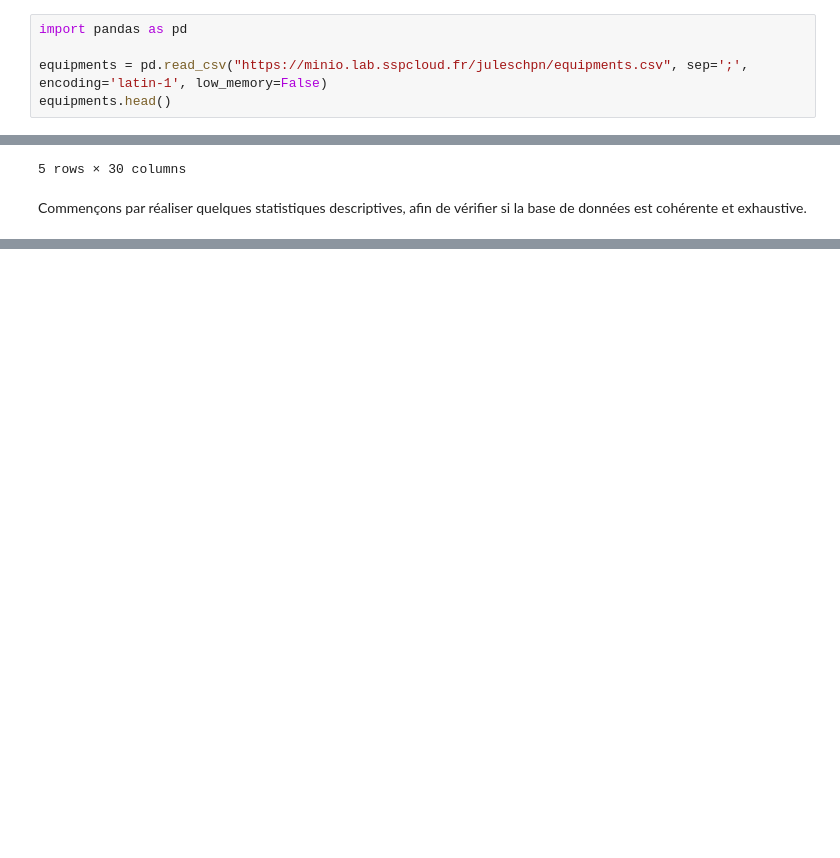
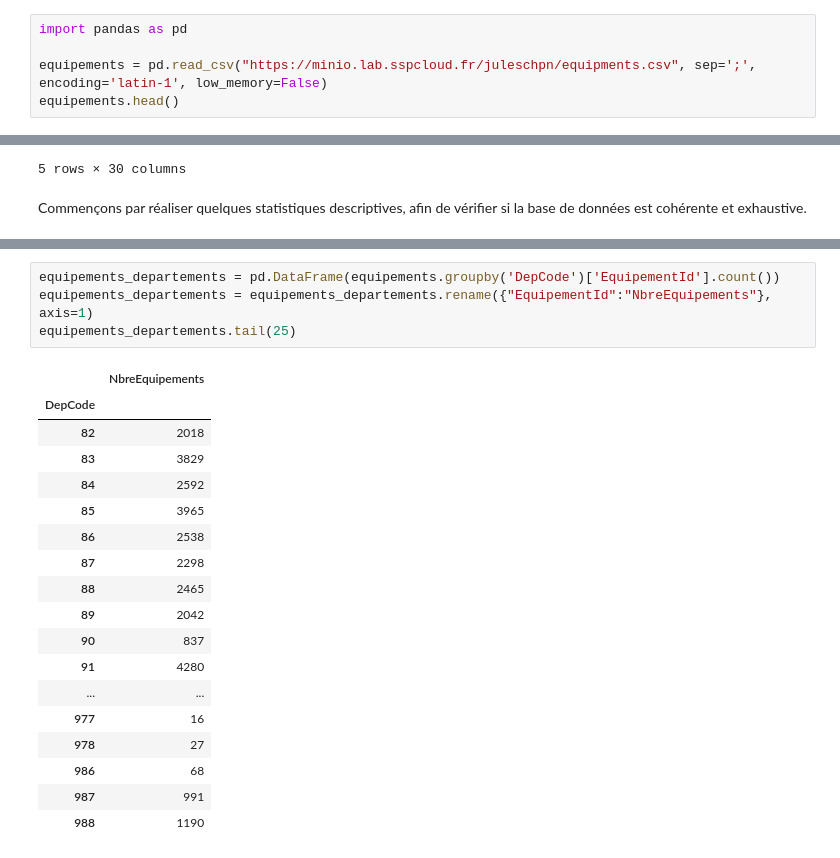
Before and after one commit to JulesChpn/ProjetPython, a Jupyter notebook: README.ipynb, the cells around one changed output, grey strips where cells are left out. Saved outputs shown, nothing was run; the diff lists cells and outputs as text; blank space fills up the shorter version.

```diff
--- a/README.ipynb
+++ b/README.ipynb
@@ -8,8 +8,8 @@ Nous en obtenons un rapide aperçu ci-dessous.
 # %%
 import pandas as pd
 
-equipments = pd.read_csv("https://minio.lab.sspcloud.fr/juleschpn/equipments.csv", sep=';', encoding='latin-1', low_memory=False)
-equipments.head()
+equipements = pd.read_csv("https://minio.lab.sspcloud.fr/juleschpn/equipments.csv", sep=';', encoding='latin-1', low_memory=False)
+equipements.head()
 # %% [output]
 |  | DepCode | DepLib | ComInsee | ComLib | InsNumeroInstall | InsNom | EquipementId | EquNom | ... |
 | 0 | 01 | Ain | 01001 | Abergement-Clémenciat | I010010003 | Salle Polyvalente - Boulodromes | E001I010010003 | SALLE POLYVALENTE | ... |
@@ -60,3 +60,26 @@ EquDateDernierTravauxAucun              2
 EquGPSX                            220366
 EquGPSY                            210679
 dtype: int64
+# %%
+equipements_departements = pd.DataFrame(equipements.groupby('DepCode')['EquipementId'].count())
+equipements_departements = equipements_departements.rename({"EquipementId":"NbreEquipements"}, axis=1)
+equipements_departements.tail(25)
+# %% [output]
+|  | NbreEquipements |
+| DepCode |  |
+| 82 | 2018 |
+| 83 | 3829 |
+| 84 | 2592 |
+| 85 | 3965 |
+| 86 | 2538 |
+| 87 | 2298 |
+| 88 | 2465 |
+| 89 | 2042 |
+| 90 | 837 |
+| 91 | 4280 |
+| ... | ... |
+| 977 | 16 |
+| 978 | 27 |
+| 986 | 68 |
+| 987 | 991 |
+| 988 | 1190 |
```
Also changed, not shown: parts of 6 cells of this notebook.
